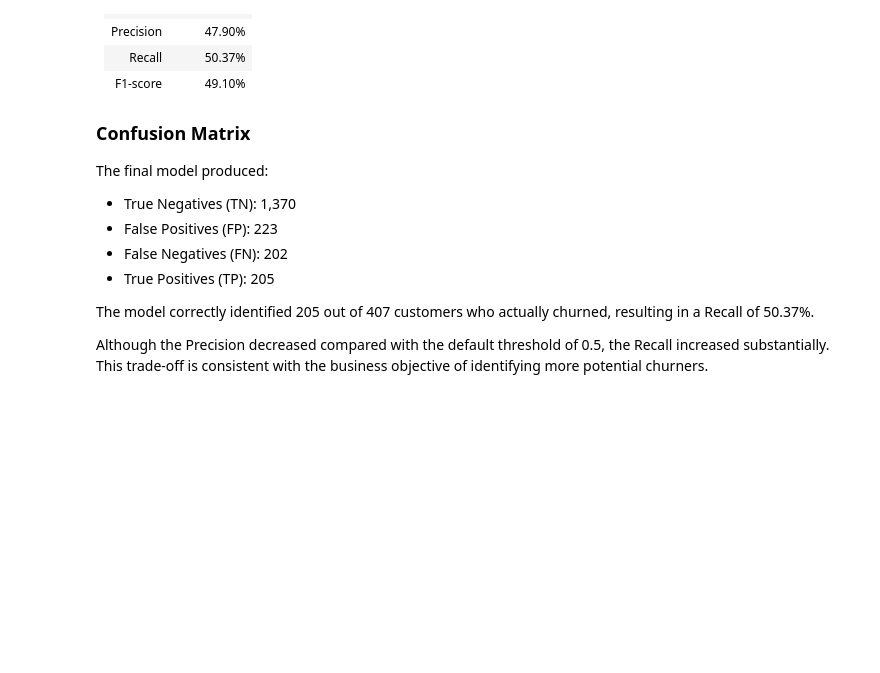
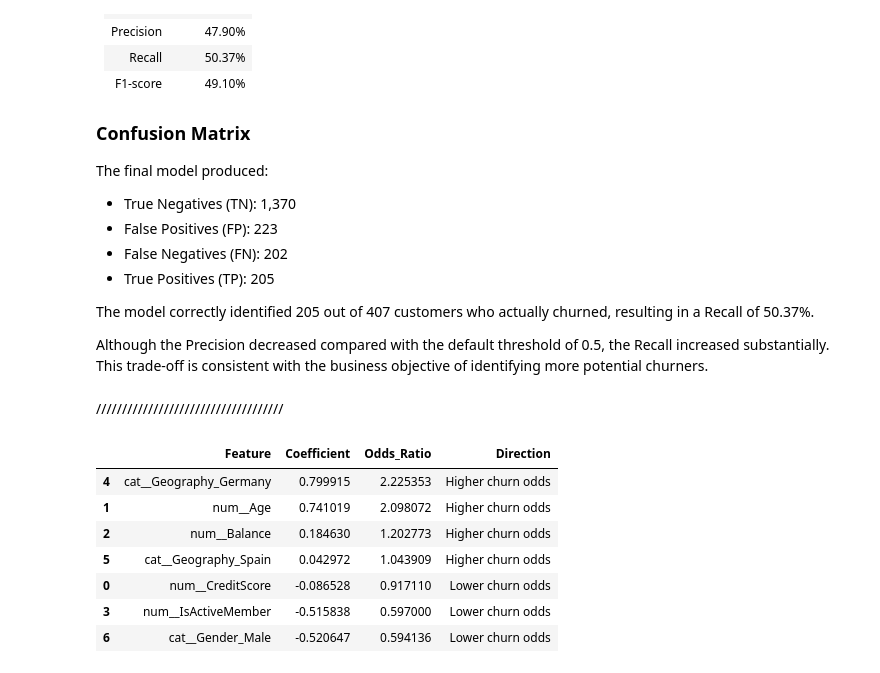
Before and after one commit to ppthanhtuyen-create/bank-customer-churn-analysis, a Jupyter notebook: data_understanding.ipynb, the cells around one changed output. Saved outputs shown, nothing was run; the diff lists cells and outputs as text; code cells hidden in the pictures; blank space fills up the shorter version.

```diff
--- a/data_understanding.ipynb
+++ b/data_understanding.ipynb
@@ -3238,3 +3204,45 @@ churned, resulting in a Recall of 50.37%.
 Although the Precision decreased compared with the default threshold
 of 0.5, the Recall increased substantially. This trade-off is consistent
 with the business objective of identifying more potential churners.
+# %% [markdown]
+////////////////////////////////////
+# %%
+# Extract feature names after preprocessing
+feature_names = reduced_model.named_steps["preprocessor"].get_feature_names_out()
+
+# Extract coefficients
+coefficients = reduced_model.named_steps["model"].coef_[0]
+
+# Create coefficient table
+coef_df = pd.DataFrame({
+    "Feature": feature_names,
+    "Coefficient": coefficients
+})
+
+# Calculate Odds Ratio
+coef_df["Odds_Ratio"] = np.exp(coef_df["Coefficient"])
+
+# Sort by coefficient
+coef_df = coef_df.sort_values(
+    "Coefficient",
+    ascending=False
+)
+# %%
+coef_interpretation = coef_df.copy()
+
+coef_interpretation["Direction"] = np.where(
+    coef_interpretation["Coefficient"] > 0,
+    "Higher churn odds",
+    "Lower churn odds"
+)
+
+coef_interpretation
+# %% [output]
+|  | Feature | Coefficient | Odds_Ratio | Direction |
+| 4 | cat__Geography_Germany | 0.799915 | 2.225353 | Higher churn odds |
+| 1 | num__Age | 0.741019 | 2.098072 | Higher churn odds |
+| 2 | num__Balance | 0.184630 | 1.202773 | Higher churn odds |
+| 5 | cat__Geography_Spain | 0.042972 | 1.043909 | Higher churn odds |
+| 0 | num__CreditScore | -0.086528 | 0.917110 | Lower churn odds |
+| 3 | num__IsActiveMember | -0.515838 | 0.597000 | Lower churn odds |
+| 6 | cat__Gender_Male | -0.520647 | 0.594136 | Lower churn odds |
```
Also changed, not shown: parts of 16 cells of this notebook.
